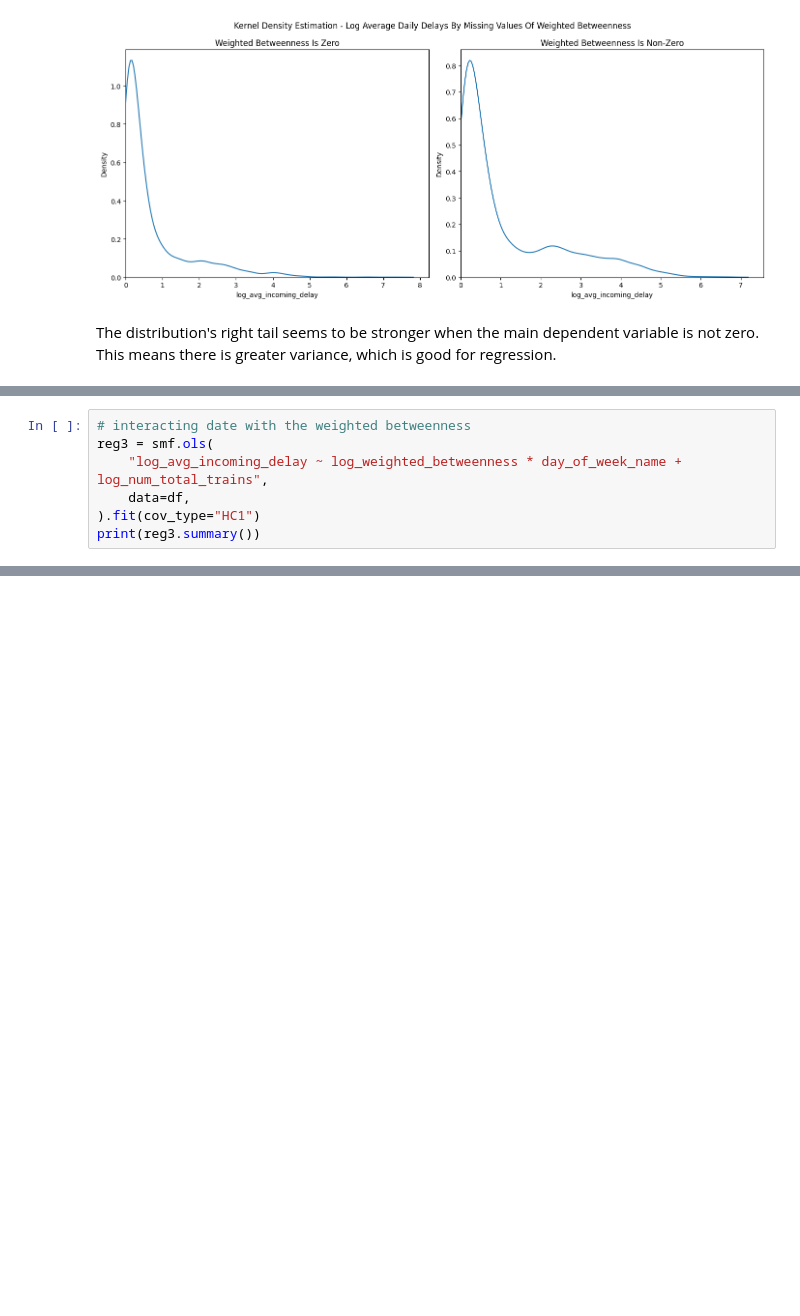
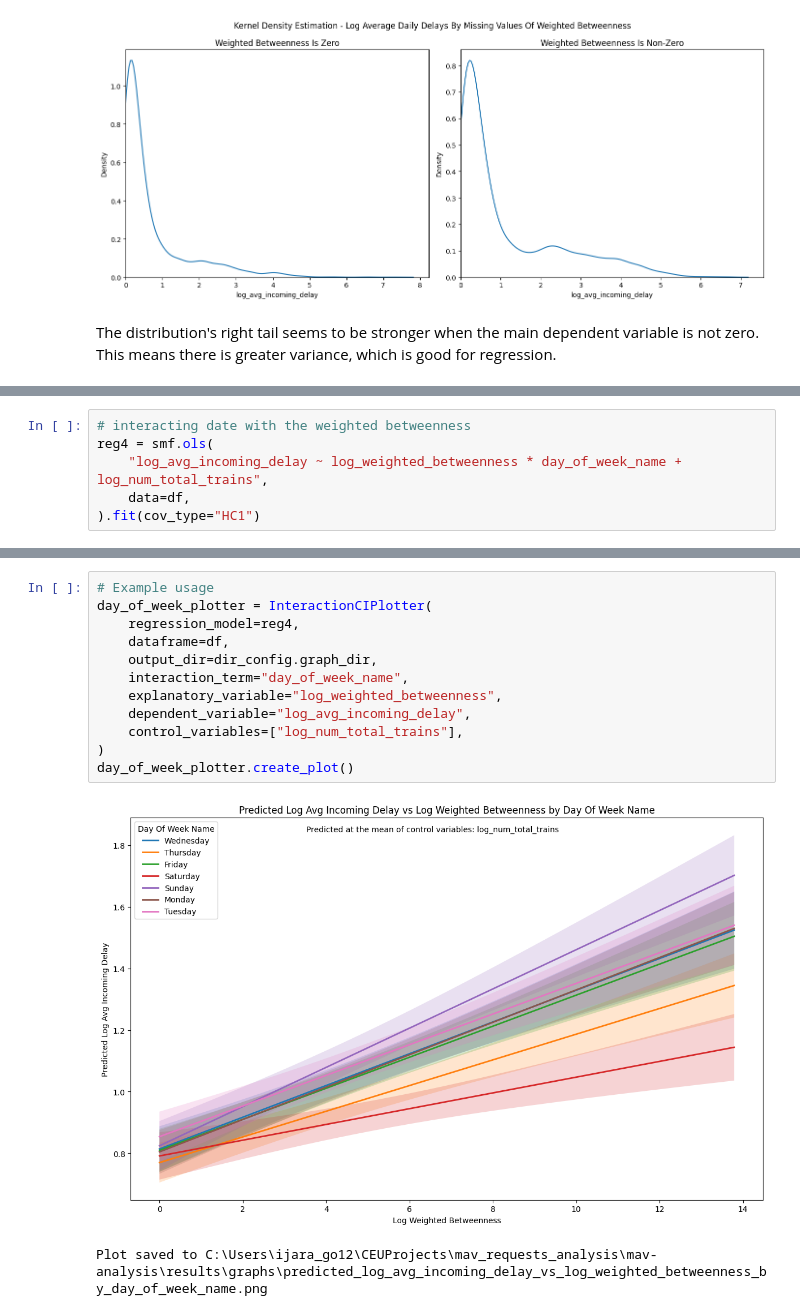
Before and after one commit to jrysztv/mav-analysis, a Jupyter notebook: analysis.ipynb, the cells around one changed output, grey strips where cells are left out. Drawn from its saved outputs; the diff is of its cells as text; blank space fills up the shorter version.

```diff
--- a/analysis.ipynb
+++ b/analysis.ipynb
@@ -381,7 +394,6 @@ Notes:
 # %%
 # interacting date with the weighted betweenness
-reg3 = smf.ols(
+reg4 = smf.ols(
     "log_avg_incoming_delay ~ log_weighted_betweenness * day_of_week_name + log_num_total_trains",
     data=df,
 ).fit(cov_type="HC1")
-print(reg3.summary())
@@ -484,0 +406,15 @@ plt.show()
+# %%
+# Example usage
+day_of_week_plotter = InteractionCIPlotter(
+    regression_model=reg4,
+    dataframe=df,
+    output_dir=dir_config.graph_dir,
+    interaction_term="day_of_week_name",
+    explanatory_variable="log_weighted_betweenness",
+    dependent_variable="log_avg_incoming_delay",
+    control_variables=["log_num_total_trains"],
+)
+day_of_week_plotter.create_plot()
+# %% [output]
+[figure, added]
+Plot saved to C:\Users\ijara_go12\CEUProjects\mav_requests_analysis\mav-analysis\results\graphs\predicted_log_avg_incoming_delay_vs_log_weighted_betweenness_by_day_of_week_name.png
```
Also changed, not shown: parts of 31 cells of this notebook, 13 other files.
